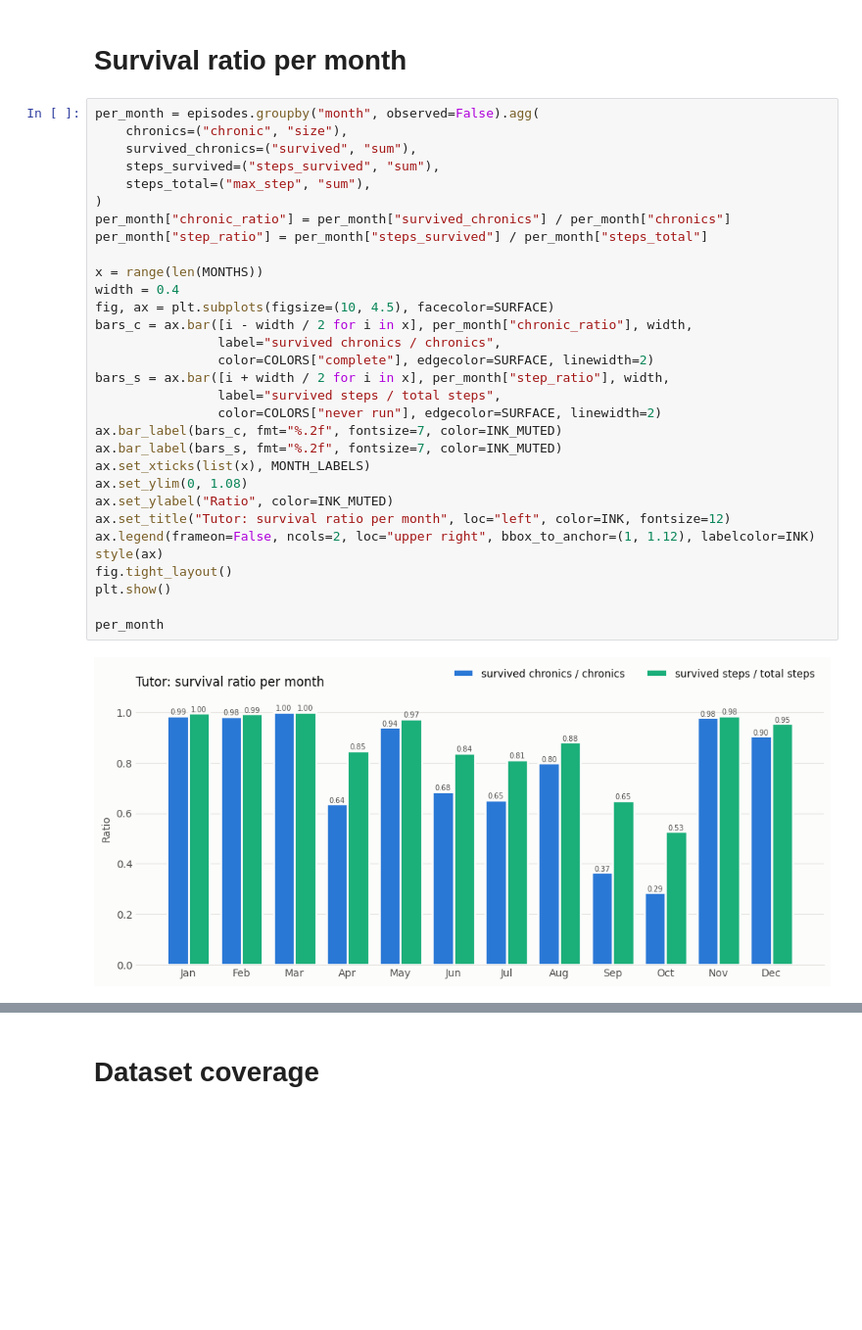
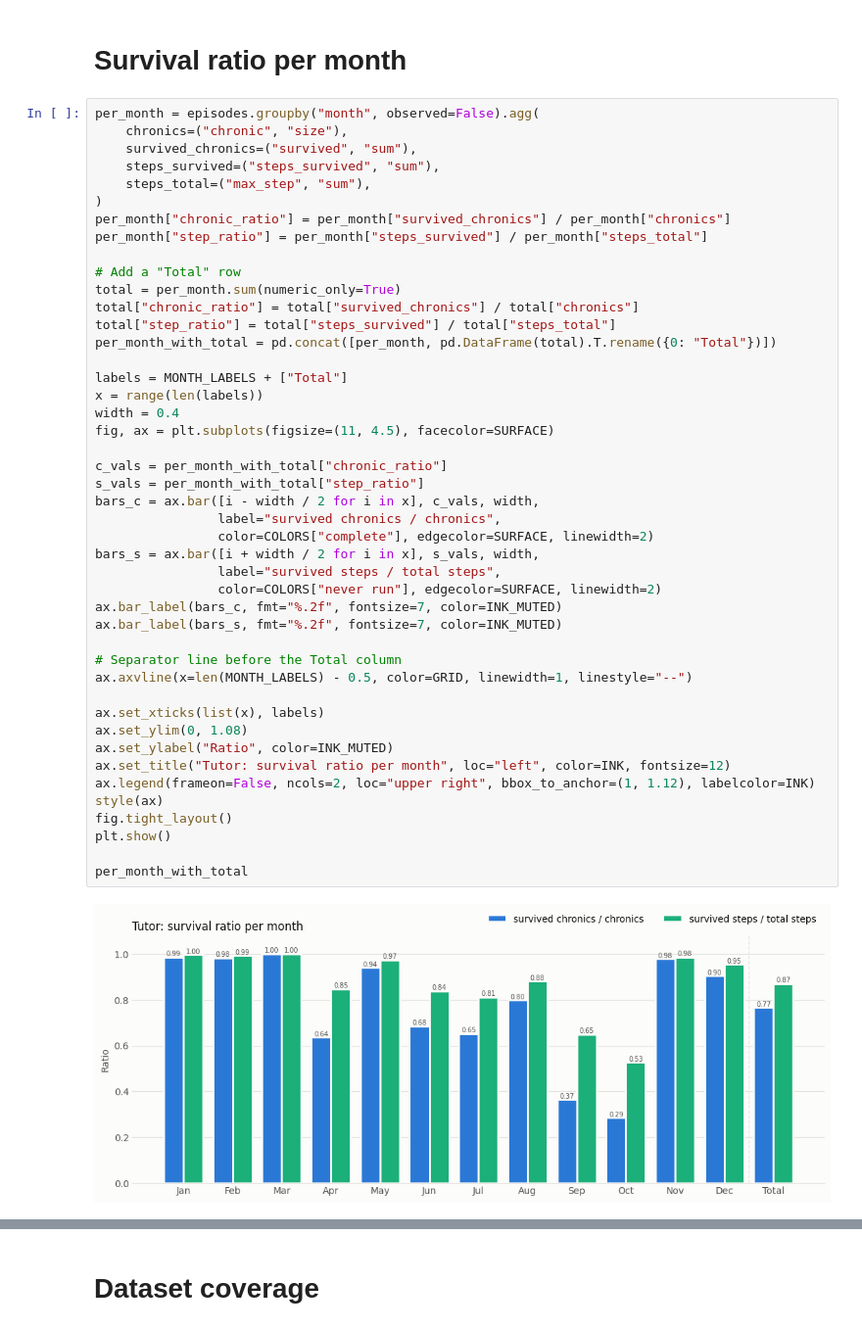
Before and after one commit to AdrianDegenkolb/NRI-for-explainable-RL-in-Power-Grids, a Jupyter notebook: experiments/tutor_results.ipynb, the cells around one changed output, grey strips where cells are left out. Shown at 98% size. Saved outputs shown, nothing was run; the diff lists cells and outputs as text; blank space fills up the shorter version.

```diff
--- a/experiments/tutor_results.ipynb
+++ b/experiments/tutor_results.ipynb
@@ -326,34 +345,48 @@ plt.show()
 # %%
 per_month = episodes.groupby("month", observed=False).agg(
     chronics=("chronic", "size"),
     survived_chronics=("survived", "sum"),
     steps_survived=("steps_survived", "sum"),
     steps_total=("max_step", "sum"),
 )
 per_month["chronic_ratio"] = per_month["survived_chronics"] / per_month["chronics"]
 per_month["step_ratio"] = per_month["steps_survived"] / per_month["steps_total"]
 
-x = range(len(MONTHS))
+# Add a "Total" row
+total = per_month.sum(numeric_only=True)
+total["chronic_ratio"] = total["survived_chronics"] / total["chronics"]
+total["step_ratio"] = total["steps_survived"] / total["steps_total"]
+per_month_with_total = pd.concat([per_month, pd.DataFrame(total).T.rename({0: "Total"})])
+
+labels = MONTH_LABELS + ["Total"]
+x = range(len(labels))
 width = 0.4
-fig, ax = plt.subplots(figsize=(10, 4.5), facecolor=SURFACE)
-bars_c = ax.bar([i - width / 2 for i in x], per_month["chronic_ratio"], width,
+fig, ax = plt.subplots(figsize=(11, 4.5), facecolor=SURFACE)
+
+c_vals = per_month_with_total["chronic_ratio"]
+s_vals = per_month_with_total["step_ratio"]
+bars_c = ax.bar([i - width / 2 for i in x], c_vals, width,
                 label="survived chronics / chronics",
                 color=COLORS["complete"], edgecolor=SURFACE, linewidth=2)
-bars_s = ax.bar([i + width / 2 for i in x], per_month["step_ratio"], width,
+bars_s = ax.bar([i + width / 2 for i in x], s_vals, width,
                 label="survived steps / total steps",
                 color=COLORS["never run"], edgecolor=SURFACE, linewidth=2)
 ax.bar_label(bars_c, fmt="%.2f", fontsize=7, color=INK_MUTED)
 ax.bar_label(bars_s, fmt="%.2f", fontsize=7, color=INK_MUTED)
-ax.set_xticks(list(x), MONTH_LABELS)
+
+# Separator line before the Total column
+ax.axvline(x=len(MONTH_LABELS) - 0.5, color=GRID, linewidth=1, linestyle="--")
+
+ax.set_xticks(list(x), labels)
 ax.set_ylim(0, 1.08)
 ax.set_ylabel("Ratio", color=INK_MUTED)
 ax.set_title("Tutor: survival ratio per month", loc="left", color=INK, fontsize=12)
 ax.legend(frameon=False, ncols=2, loc="upper right", bbox_to_anchor=(1, 1.12), labelcolor=INK)
 style(ax)
 fig.tight_layout()
 plt.show()
 
-per_month
+per_month_with_total
 # %% [output]
-[figure, old version]
+[figure, new version]
 |  | chronics | survived_chronics | steps_survived | steps_total | chronic_ratio | step_ratio |
```
Also changed, not shown: parts of 3 cells of this notebook, 1 other file.
